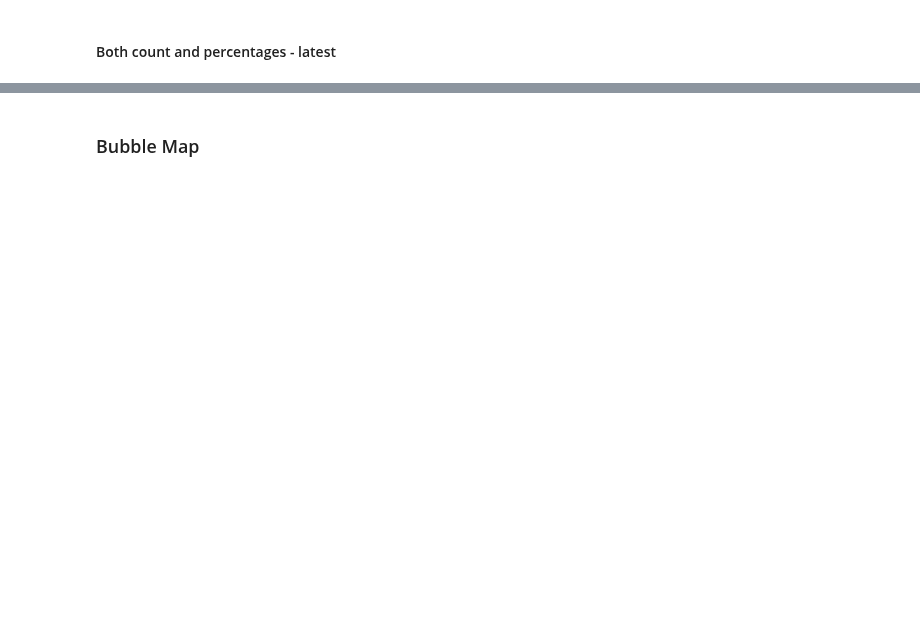
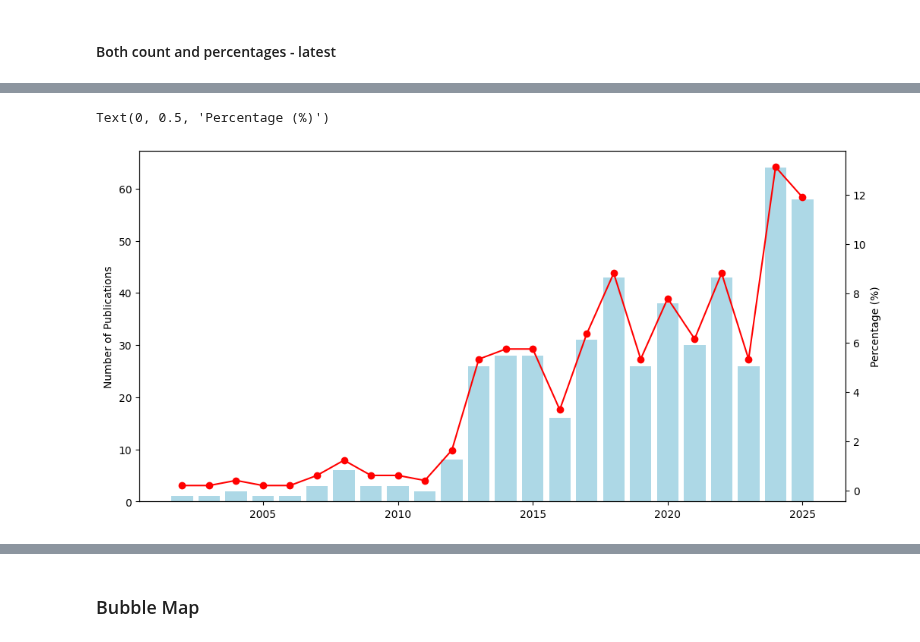
Before and after one commit to dmainagithub/dm-pprl-work, a Jupyter notebook: Scoping_Review_Work_Colab.ipynb, the cells around one changed output, grey strips where cells are left out. Saved outputs shown, nothing was run; the diff lists cells and outputs as text; code cells hidden in the pictures; blank space fills up the shorter version.

```diff
--- a/Scoping_Review_Work_Colab.ipynb
+++ b/Scoping_Review_Work_Colab.ipynb
@@ -650,0 +923,17 @@ plt.show()
+# %%
+fig, ax1 = plt.subplots(figsize=(12,6))
+
+ax1.bar(df_year_grouped[year_col],
+        df_year_grouped[count_col],
+        color='lightblue')
+ax1.set_ylabel("Number of Publications")
+
+ax2 = ax1.twinx()
+ax2.plot(df_year_grouped[year_col],
+         df_year_grouped['percentage'],
+         color='red',
+         marker='o')
+ax2.set_ylabel("Percentage (%)")
+# %% [output]
+Text(0, 0.5, 'Percentage (%)')
+[figure, added]
```
Also changed, not shown: parts of 21 cells of this notebook.
